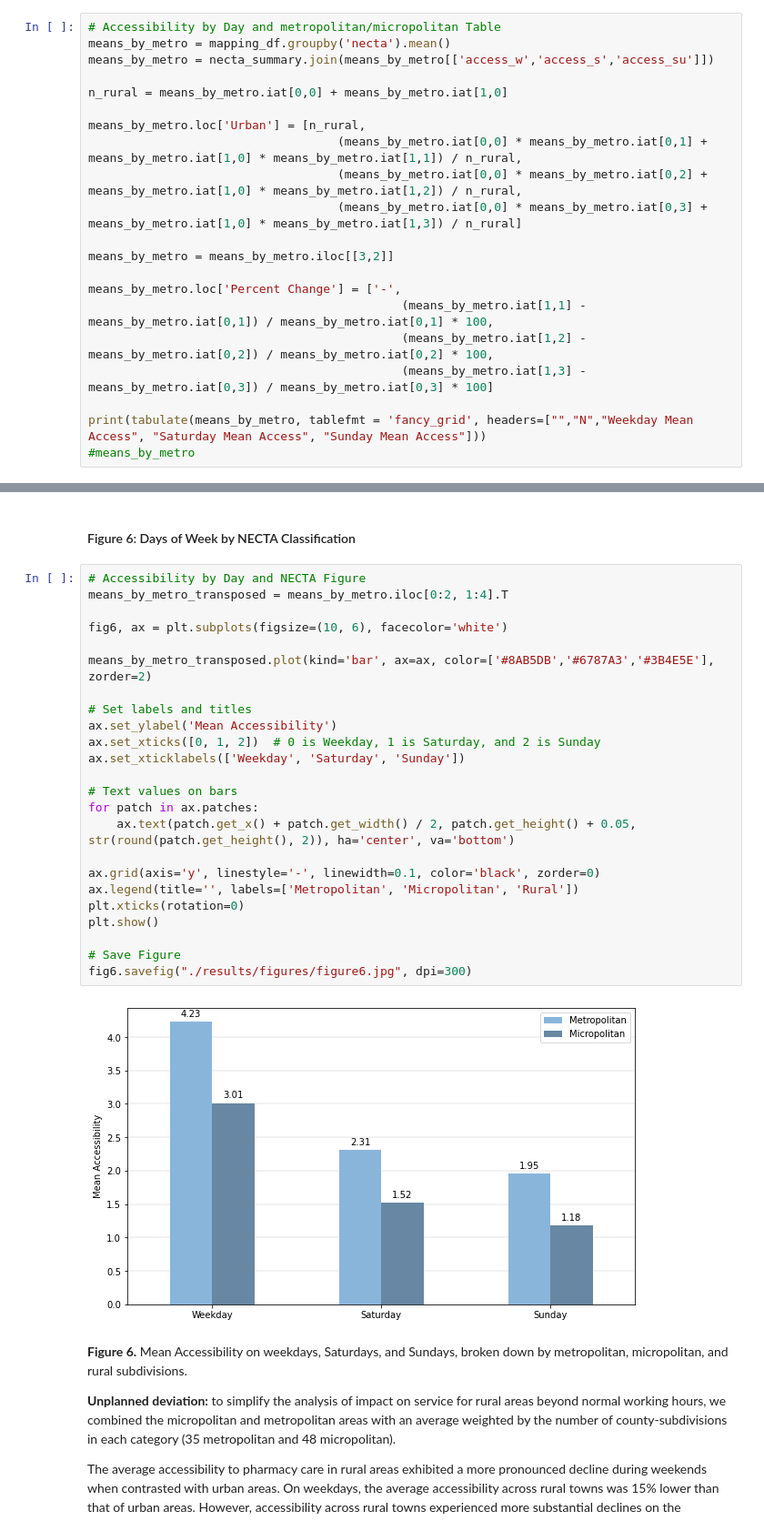
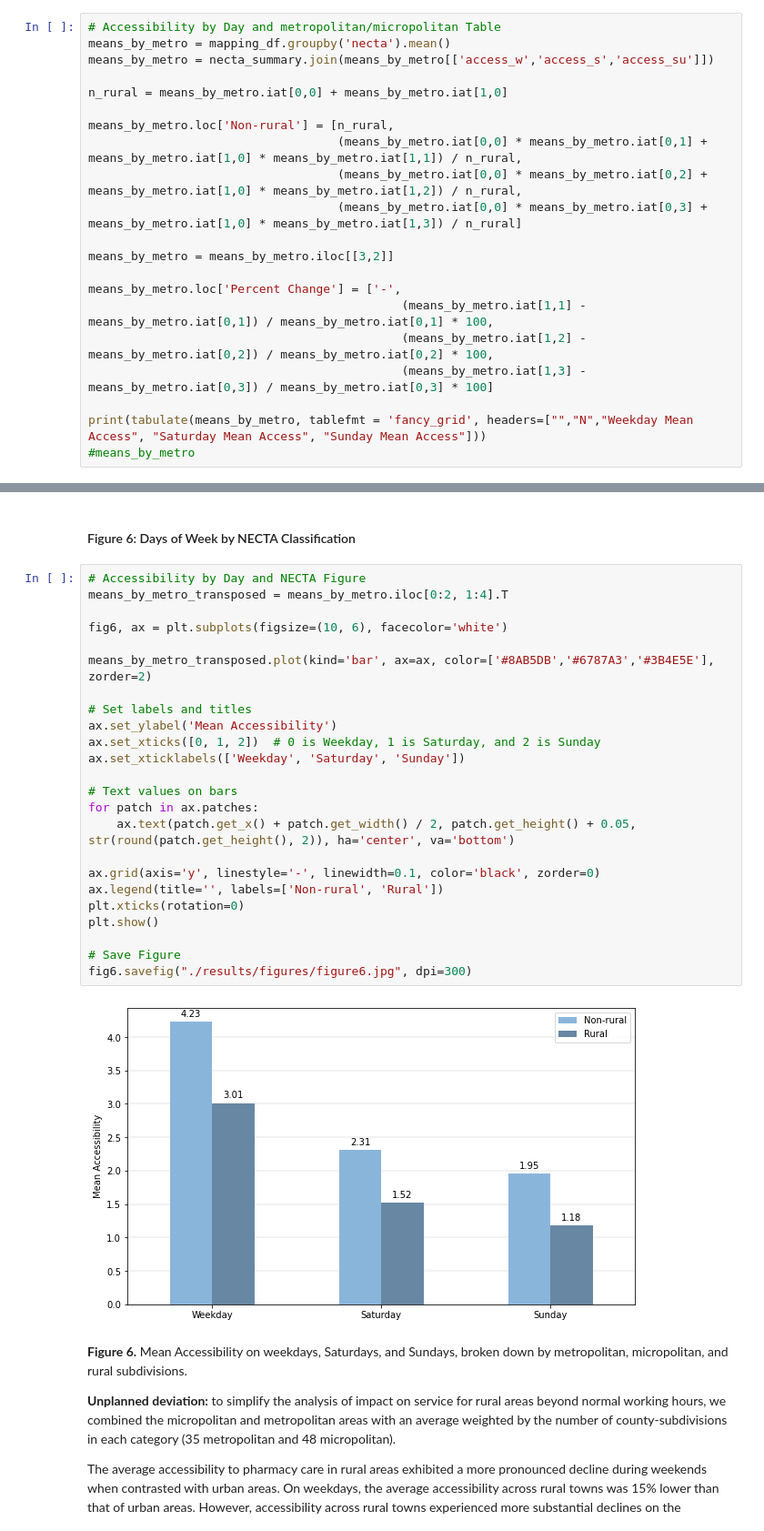
Before and after one commit to HEGSRR/OR-VT-Pharmacy, a Jupyter notebook: procedure/code/01_Pharmacy_Accessibility.ipynb, the cells around one changed output, grey strips where cells are left out. Shown at 91% size. Drawn from its saved outputs; the diff is of its cells as text.

```diff
--- a/procedure/code/01_Pharmacy_Accessibility.ipynb
+++ b/procedure/code/01_Pharmacy_Accessibility.ipynb
@@ -1174,7 +1167,7 @@ means_by_metro = necta_summary.join(means_by_metro[['access_w','access_s','acces
 
 n_rural = means_by_metro.iat[0,0] + means_by_metro.iat[1,0]
 
-means_by_metro.loc['Urban'] = [n_rural,
+means_by_metro.loc['Non-rural'] = [n_rural,
                                    (means_by_metro.iat[0,0] * means_by_metro.iat[0,1] + means_by_metro.iat[1,0] * means_by_metro.iat[1,1]) / n_rural,
                                    (means_by_metro.iat[0,0] * means_by_metro.iat[0,2] + means_by_metro.iat[1,0] * means_by_metro.iat[1,2]) / n_rural,
                                    (means_by_metro.iat[0,0] * means_by_metro.iat[0,3] + means_by_metro.iat[1,0] * means_by_metro.iat[1,3]) / n_rural]
@@ -1203,29 +1196,29 @@ print(tabulate(means_by_metro, tablefmt = 'fancy_grid', headers=["","N","Weekday
 # %%
 # Accessibility by Day and NECTA Figure
 means_by_metro_transposed = means_by_metro.iloc[0:2, 1:4].T
 
 fig6, ax = plt.subplots(figsize=(10, 6), facecolor='white')
 
 means_by_metro_transposed.plot(kind='bar', ax=ax, color=['#8AB5DB','#6787A3','#3B4E5E'], zorder=2)
 
 # Set labels and titles
 ax.set_ylabel('Mean Accessibility')
 ax.set_xticks([0, 1, 2])  # 0 is Weekday, 1 is Saturday, and 2 is Sunday
 ax.set_xticklabels(['Weekday', 'Saturday', 'Sunday'])
 
 # Text values on bars
 for patch in ax.patches:
     ax.text(patch.get_x() + patch.get_width() / 2, patch.get_height() + 0.05, str(round(patch.get_height(), 2)), ha='center', va='bottom')
 
 ax.grid(axis='y', linestyle='-', linewidth=0.1, color='black', zorder=0)
-ax.legend(title='', labels=['Metropolitan', 'Micropolitan', 'Rural'])
+ax.legend(title='', labels=['Non-rural', 'Rural'])
 plt.xticks(rotation=0)
 plt.show()
 
 # Save Figure
 fig6.savefig("./results/figures/figure6.jpg", dpi=300)
 # %% [output]
-[figure, old version]
+[figure, new version]
 # %% [markdown]
 **Figure 6.** Mean Accessibility on weekdays, Saturdays, and Sundays, broken down by metropolitan, micropolitan, and rural subdivisions.
 
```
Also changed, not shown: parts of 4 cells of this notebook, 2 other files.
